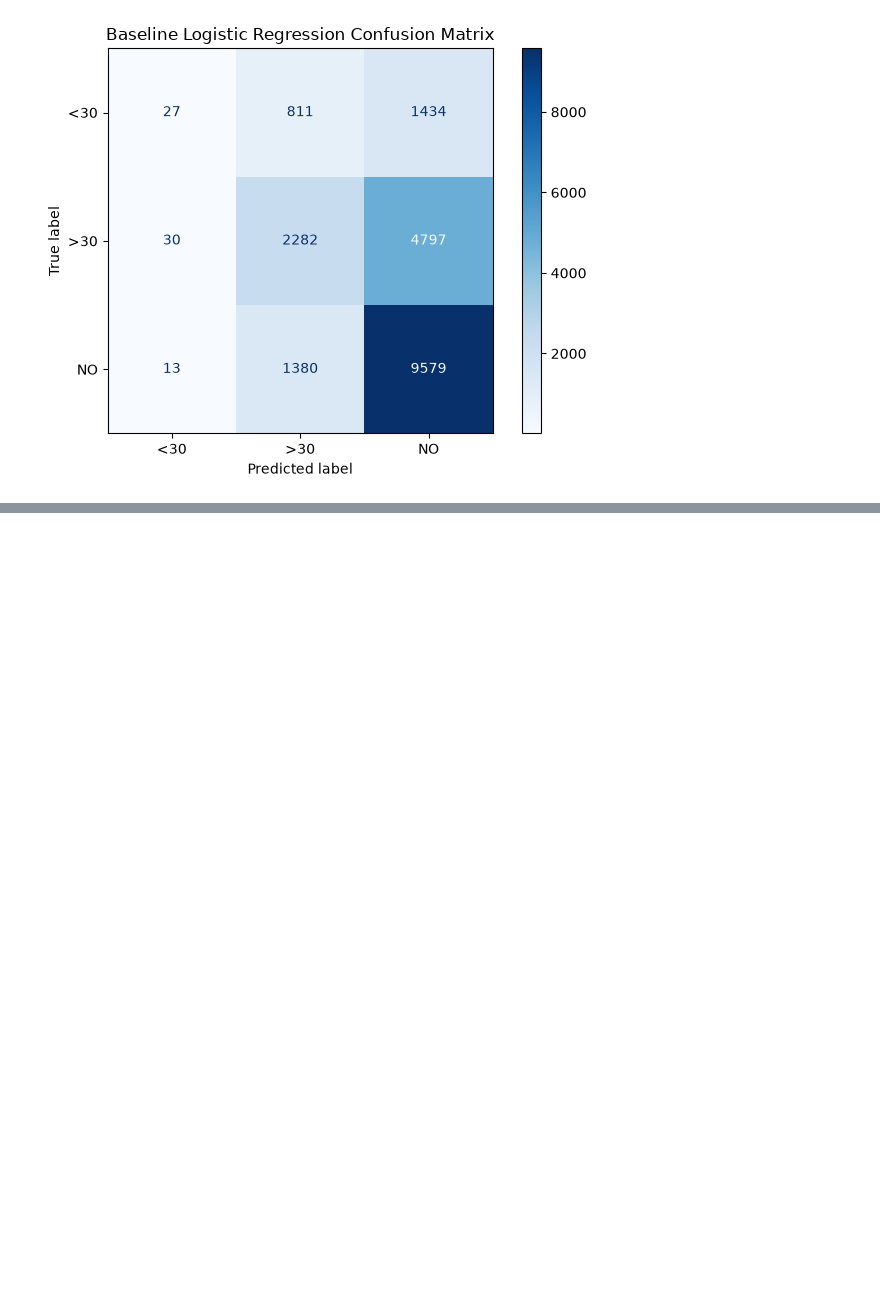
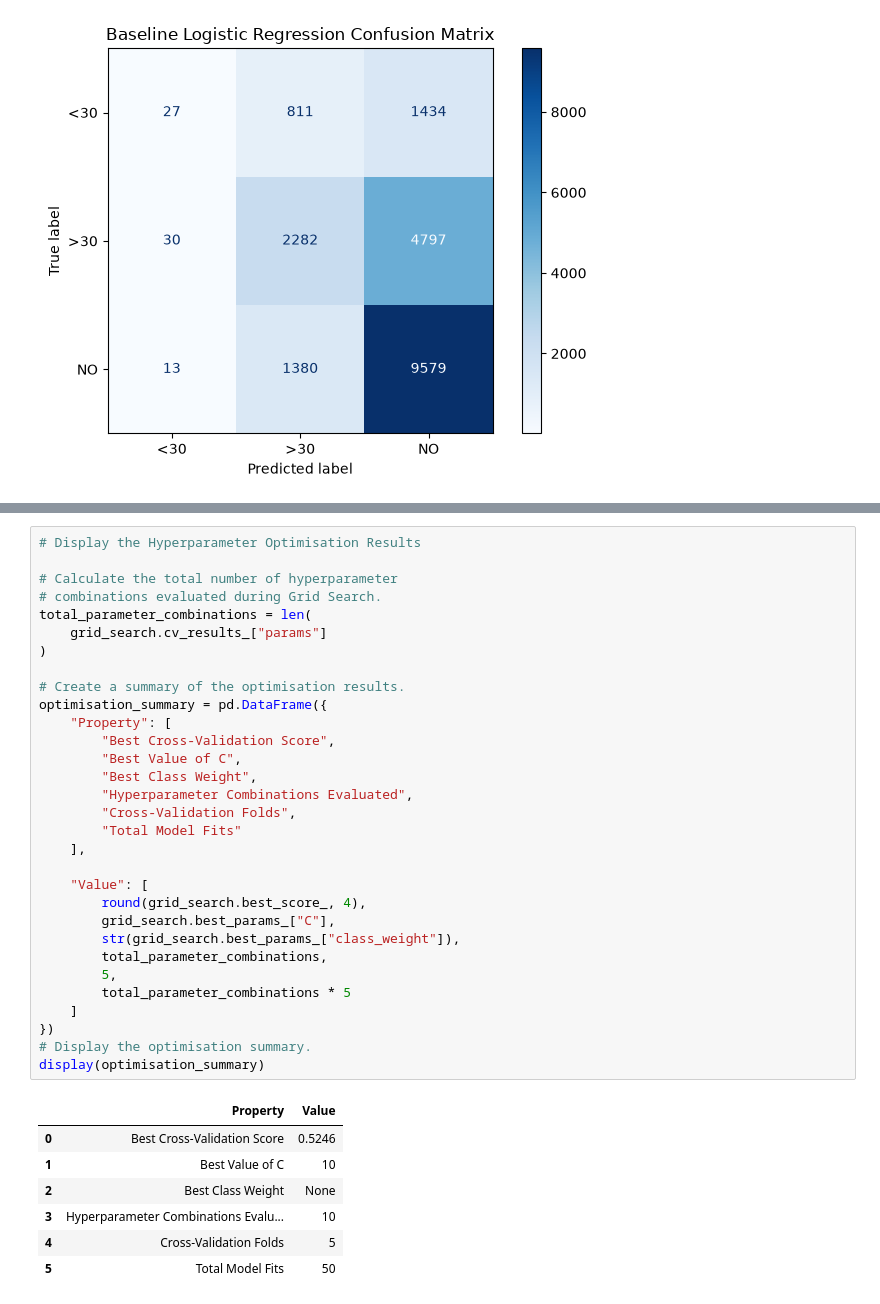
Before and after one commit to ajay-nagpal/Hospital-Readmission-Prediction, a Jupyter notebook: hospital_readmission.ipynb, the cells around one changed output, grey strips where cells are left out. Saved outputs shown, nothing was run; the diff lists cells and outputs as text; blank space fills up the shorter version.

Commit message:
Optimised Logistic Regression Model

```diff
--- a/hospital_readmission.ipynb
+++ b/hospital_readmission.ipynb
@@ -4138,0 +4407,39 @@ weighted avg       0.55      0.58      0.53     20353
+# %%
+# Display the Hyperparameter Optimisation Results
+
+# Calculate the total number of hyperparameter
+# combinations evaluated during Grid Search.
+total_parameter_combinations = len(
+    grid_search.cv_results_["params"]
+)
+
+# Create a summary of the optimisation results.
+optimisation_summary = pd.DataFrame({
+    "Property": [
+        "Best Cross-Validation Score",
+        "Best Value of C",
+        "Best Class Weight",
+        "Hyperparameter Combinations Evaluated",
+        "Cross-Validation Folds",
+        "Total Model Fits"
+    ],
+
+    "Value": [
+        round(grid_search.best_score_, 4),
+        grid_search.best_params_["C"],
+        str(grid_search.best_params_["class_weight"]),
+        total_parameter_combinations,
+        5,
+        total_parameter_combinations * 5
+    ]
+})
+# Display the optimisation summary.
+display(optimisation_summary)
+# %% [output]
+|  | Property | Value |
+| 0 | Best Cross-Validation Score | 0.5246 |
+| 1 | Best Value of C | 10 |
+| 2 | Best Class Weight | None |
+| 3 | Hyperparameter Combinations Evalu... | 10 |
+| 4 | Cross-Validation Folds | 5 |
+| 5 | Total Model Fits | 50 |
```
Also changed, not shown: parts of 21 cells of this notebook.
